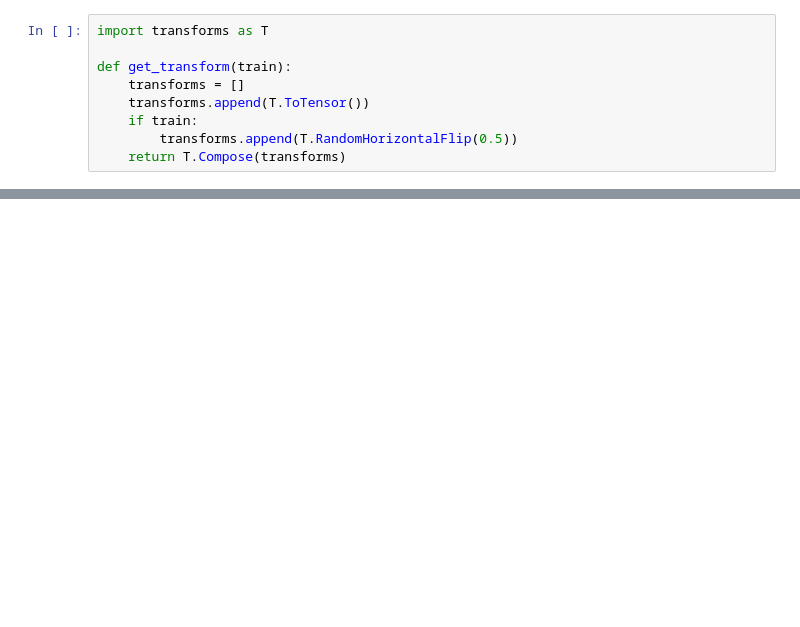
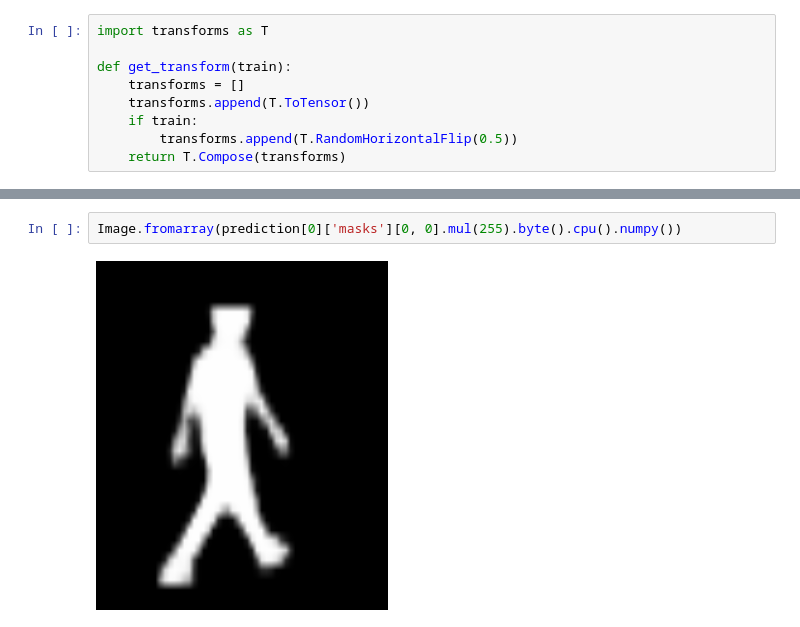
Before and after one commit to chihina/pytorch-tutorial, a Jupyter notebook: 2_1_object_detection_finetuning.ipynb, the cells around one changed output, grey strips where cells are left out. Saved outputs shown, nothing was run; the diff lists cells and outputs as text; blank space fills up the shorter version.

```diff
--- a/2_1_object_detection_finetuning.ipynb
+++ b/2_1_object_detection_finetuning.ipynb
@@ -368,0 +346,4 @@ That's it!
+# %%
+Image.fromarray(prediction[0]['masks'][0, 0].mul(255).byte().cpu().numpy())
+# %% [output]
+[figure, added]
```
Also changed, not shown: parts of 13 cells of this notebook.
